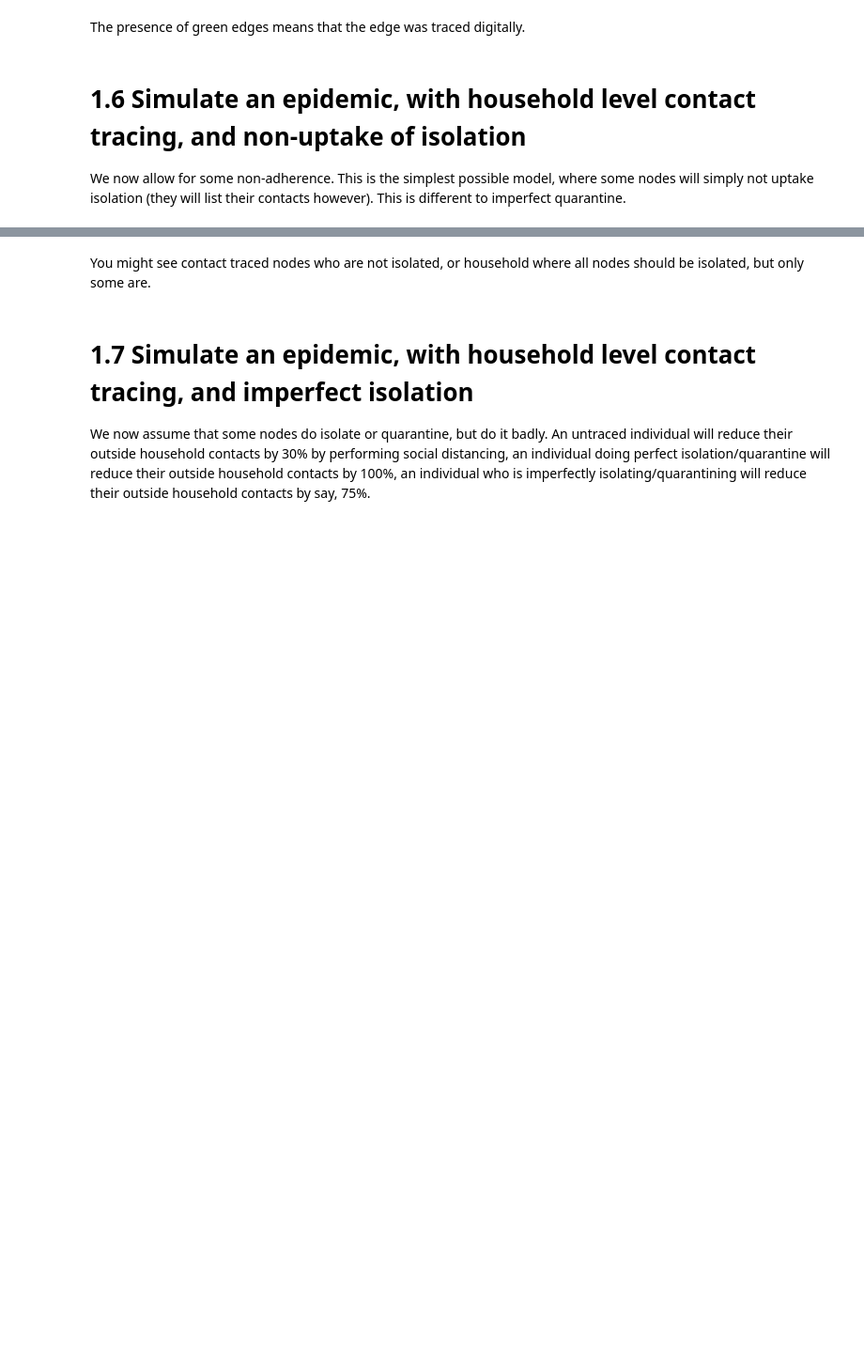
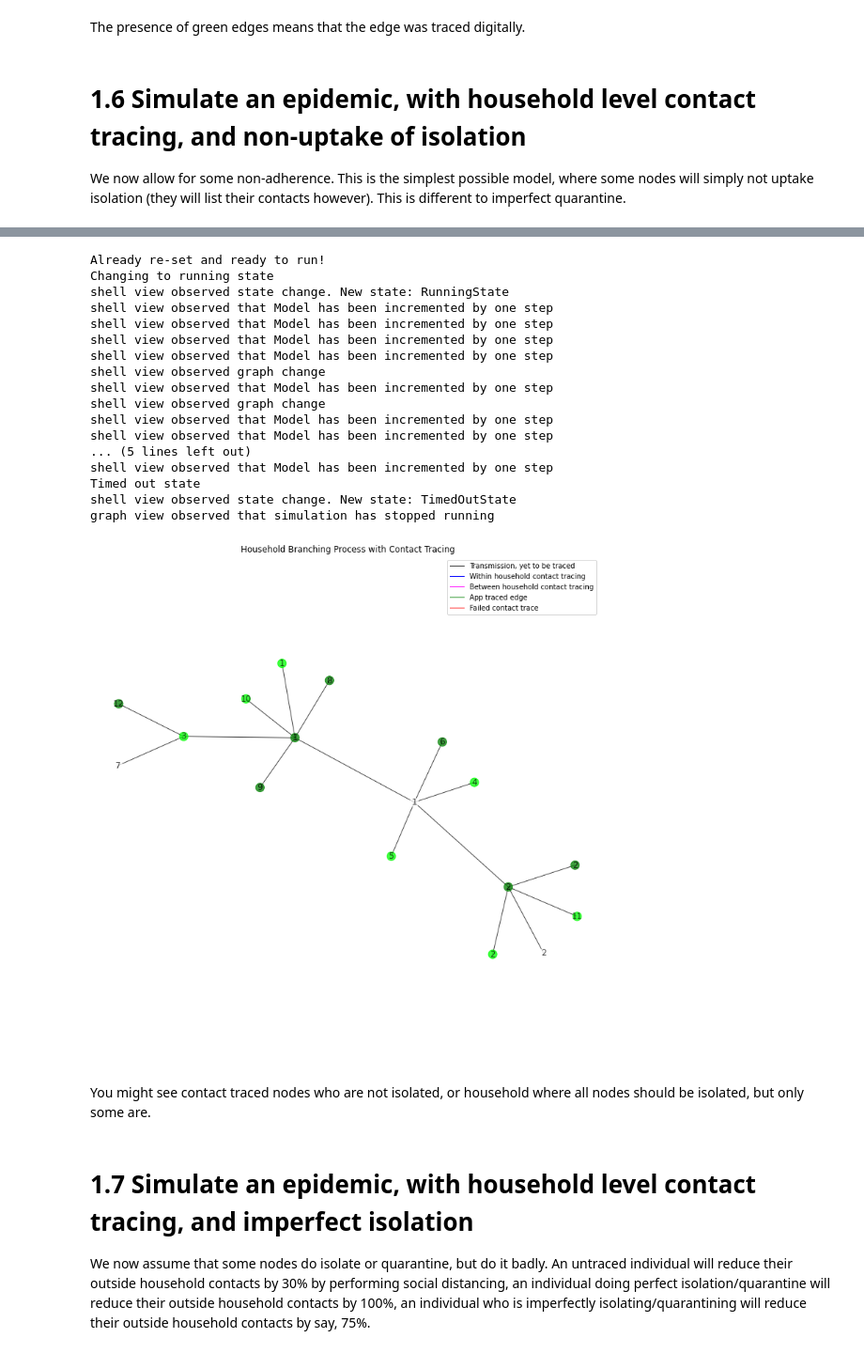
Before and after one commit to TTI-modelling/TestingContactModel, a Jupyter notebook: examples/household_level_contact_tracing.ipynb, the cells around one changed output, grey strips where cells are left out. Shown at 94% size. Cells and saved outputs as stored; diff of their text form; code cells hidden in the pictures; blank space fills up the shorter version.

```diff
--- a/examples/household_level_contact_tracing.ipynb
+++ b/examples/household_level_contact_tracing.ipynb
@@ -226,6 +237,26 @@ model_household_level_tracing_with_non_uptake_of_isolation = hct.household_sim_c
 # %%
 controller = SimulationController(model_household_level_tracing_with_non_uptake_of_isolation)
+controller.reset()
 controller.run_simulation(10)
+# %% [output]
+Already re-set and ready to run!
+Changing to running state
+shell view observed state change. New state: RunningState
+shell view observed that Model has been incremented by one step
+shell view observed that Model has been incremented by one step
+shell view observed that Model has been incremented by one step
+shell view observed that Model has been incremented by one step
+shell view observed graph change
+shell view observed that Model has been incremented by one step
+shell view observed graph change
+shell view observed that Model has been incremented by one step
+shell view observed that Model has been incremented by one step
+... (5 lines left out)
+shell view observed that Model has been incremented by one step
+Timed out state
+shell view observed state change. New state: TimedOutState
+graph view observed that simulation has stopped running
+[figure, added]
 # %% [markdown]
 You might see contact traced nodes who are not isolated, or household where all nodes should be isolated, but only some are.
 # %% [markdown]
```
Also changed, not shown: parts of 16 cells of this notebook.
